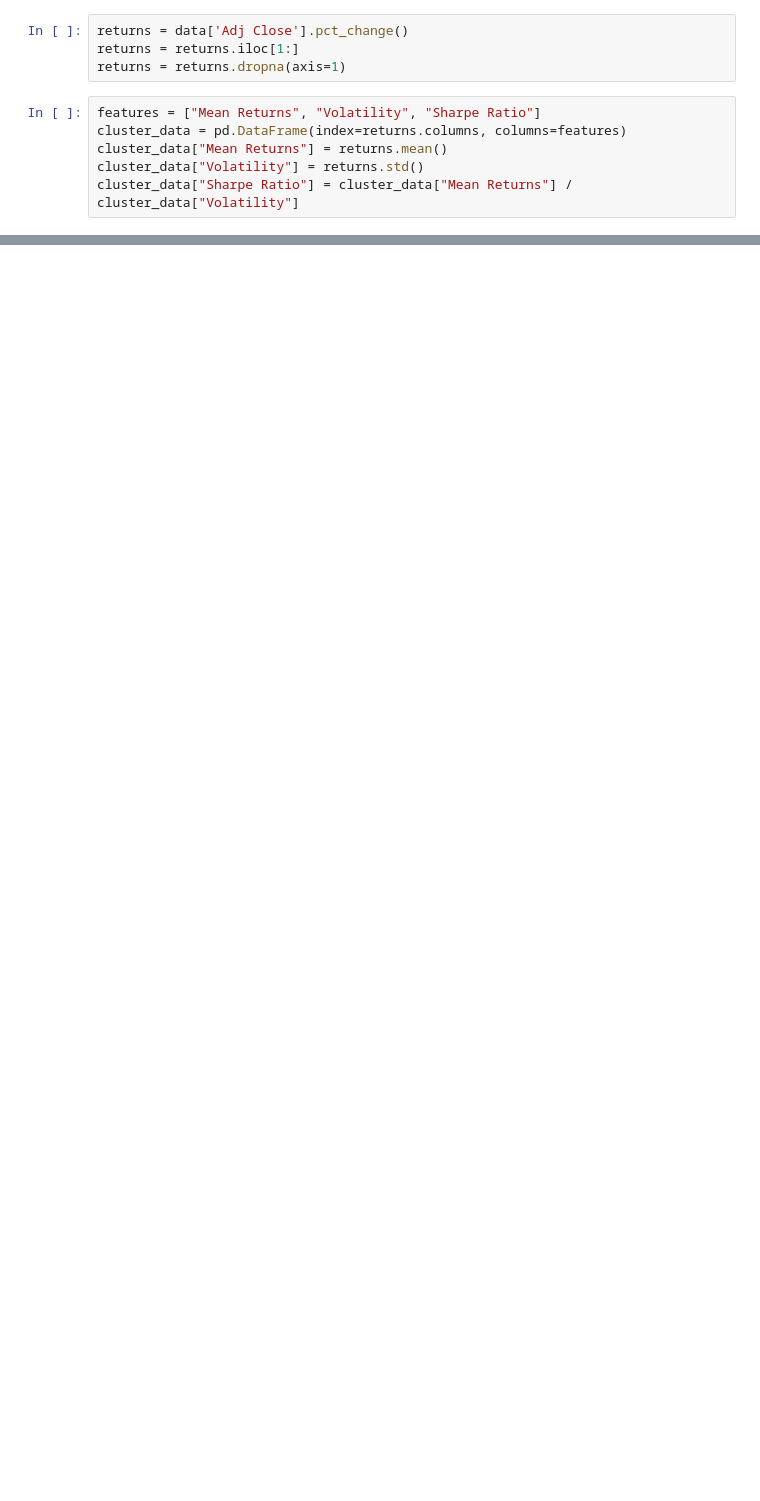
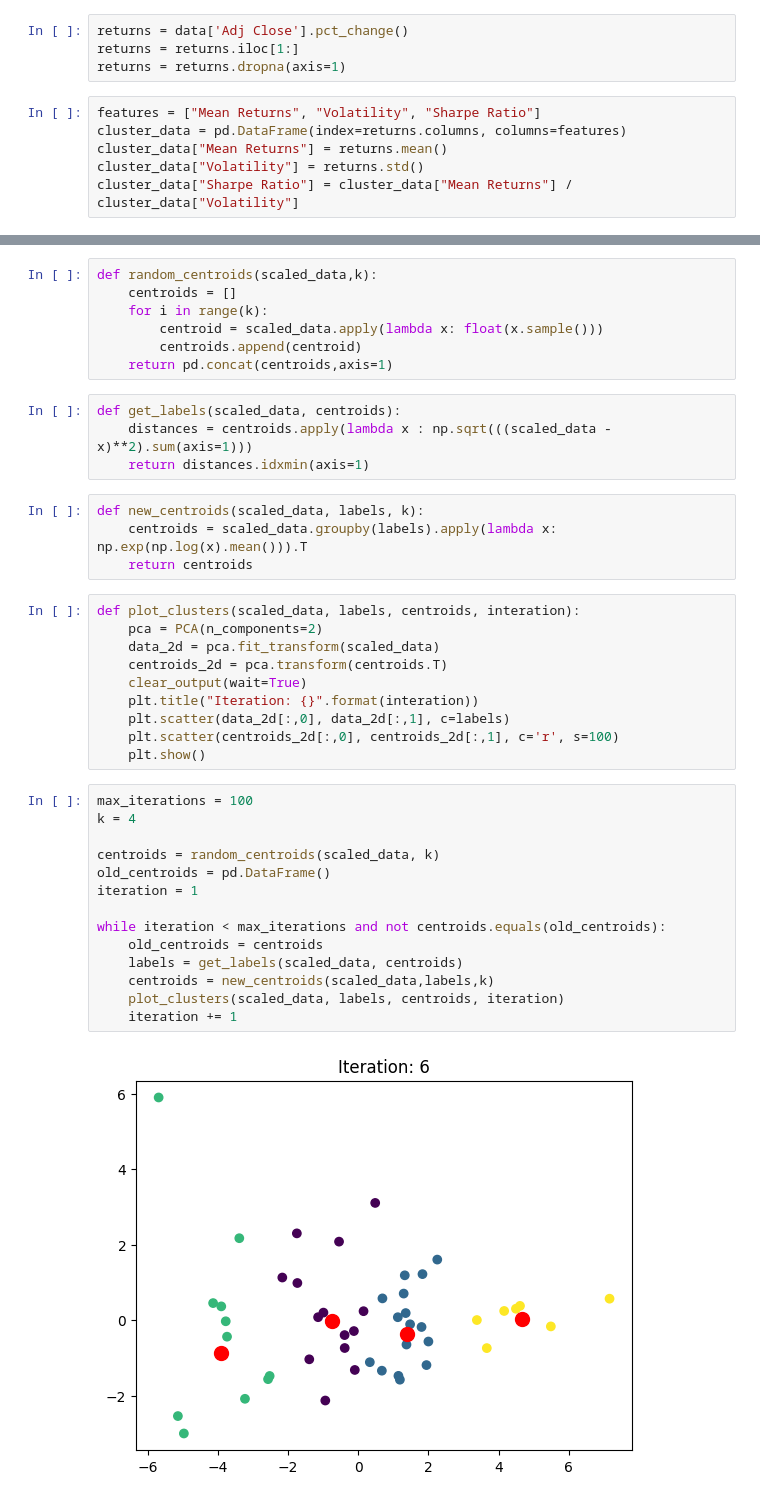
Before and after one commit to upspal/K-Means-on-Stocks, a Jupyter notebook: KMeans.ipynb, the cells around one changed output, grey strips where cells are left out. Cells and saved outputs as stored; diff of their text form; blank space fills up the shorter version.

Commit message:
Implemented manual K-Means Clustering

```diff
--- a/KMeans.ipynb
+++ b/KMeans.ipynb
@@ -45,0 +52,41 @@ plt.show()
+# %%
+def random_centroids(scaled_data,k):
+    centroids = []
+    for i in range(k):
+        centroid = scaled_data.apply(lambda x: float(x.sample()))
+        centroids.append(centroid)
+    return pd.concat(centroids,axis=1)
+# %%
+def get_labels(scaled_data, centroids):
+    distances = centroids.apply(lambda x : np.sqrt(((scaled_data - x)**2).sum(axis=1)))
+    return distances.idxmin(axis=1)
+# %%
+def new_centroids(scaled_data, labels, k):
+    centroids = scaled_data.groupby(labels).apply(lambda x: np.exp(np.log(x).mean())).T
+    return centroids
+# %%
+def plot_clusters(scaled_data, labels, centroids, interation):
+    pca = PCA(n_components=2)
+    data_2d = pca.fit_transform(scaled_data)
+    centroids_2d = pca.transform(centroids.T)
+    clear_output(wait=True)
+    plt.title("Iteration: {}".format(interation))
+    plt.scatter(data_2d[:,0], data_2d[:,1], c=labels)
+    plt.scatter(centroids_2d[:,0], centroids_2d[:,1], c='r', s=100)
+    plt.show()
+# %%
+max_iterations = 100
+k = 4
+
+centroids = random_centroids(scaled_data, k)
+old_centroids = pd.DataFrame()
+iteration = 1
+
+while iteration < max_iterations and not centroids.equals(old_centroids):
+    old_centroids = centroids
+    labels = get_labels(scaled_data, centroids)
+    centroids = new_centroids(scaled_data,labels,k)
+    plot_clusters(scaled_data, labels, centroids, iteration)
+    iteration += 1
+# %% [output]
+[figure, added]
```
Also changed, not shown: parts of 9 cells of this notebook.
